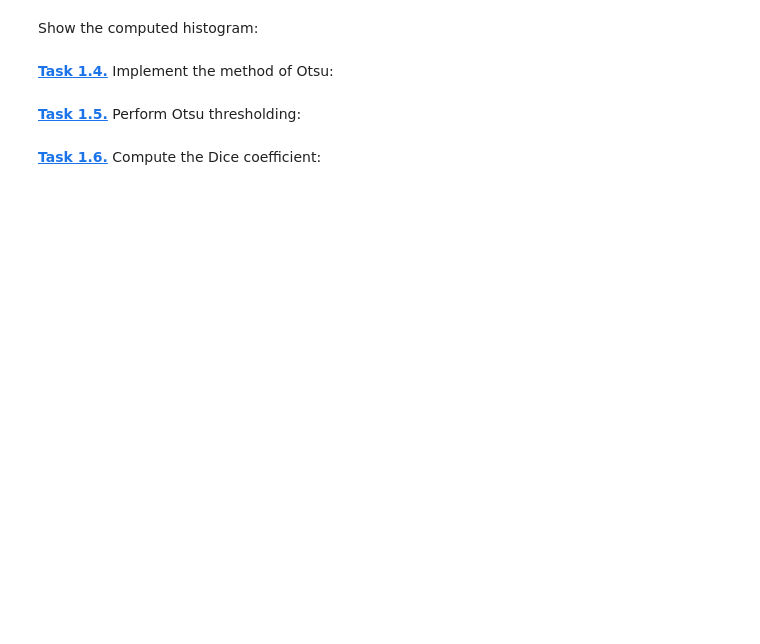
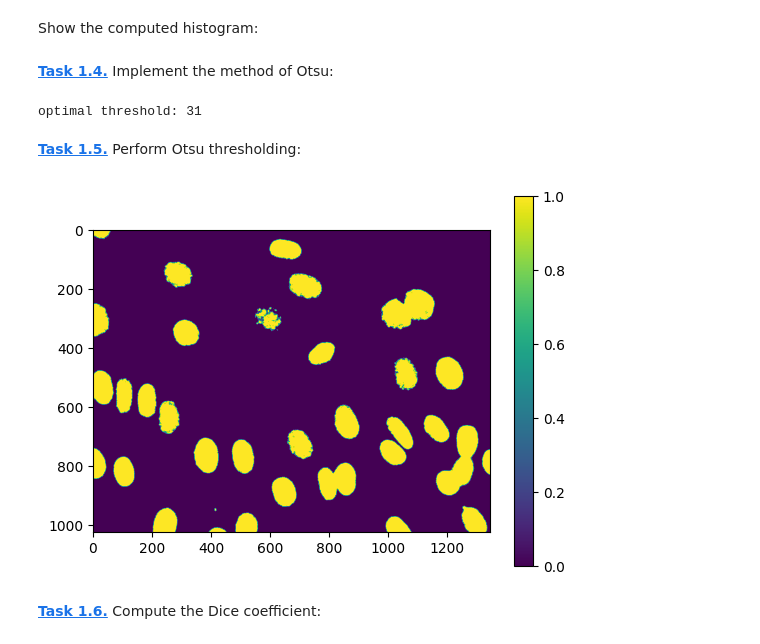
Before and after one commit to emmalisa1/mobi-fs5-python, a Jupyter notebook: otsu.ipynb, the cells around one changed output. Cells and saved outputs as stored; diff of their text form; code cells hidden in the pictures; blank space fills up the shorter version.

```diff
--- a/otsu.ipynb
+++ b/otsu.ipynb
@@ -16,7 +29,30 @@ plt.figure(figsize=(14,5))
 plt.bar(range(256), h, width=1)
 # %% [markdown]
 **[Task 1.4.]()** Implement the method of Otsu:
+# %%
+list_T=[]
+for t in range (1,256):
+    class1=img8[img8<t]
+    class2=img8[img8>=t]
+    if class1.size==0 or class2.size==0:
+        T=np.inf
+    else:
+        T=class1.size*np.var(class1)+class2.size*np.var(class2)
+    np.var(class2)
+    list_T.append(T)
+    threshold=list_T.index(min(list_T))+1
+print("optimal threshold:", threshold)
+# %% [output]
+optimal threshold: 31
 # %% [markdown]
 **[Task 1.5.]()** Perform Otsu thresholding:
+# %%
+img_out= img8 >= threshold
+plt.figure()
+plt.imshow(img_out)
+plt.colorbar()
+plt.show()
+# %% [output]
+[figure, added]
 # %% [markdown]
 **[Task 1.6.]()** Compute the Dice coefficient:
```
Also changed, not shown: parts of 4 cells of this notebook.
